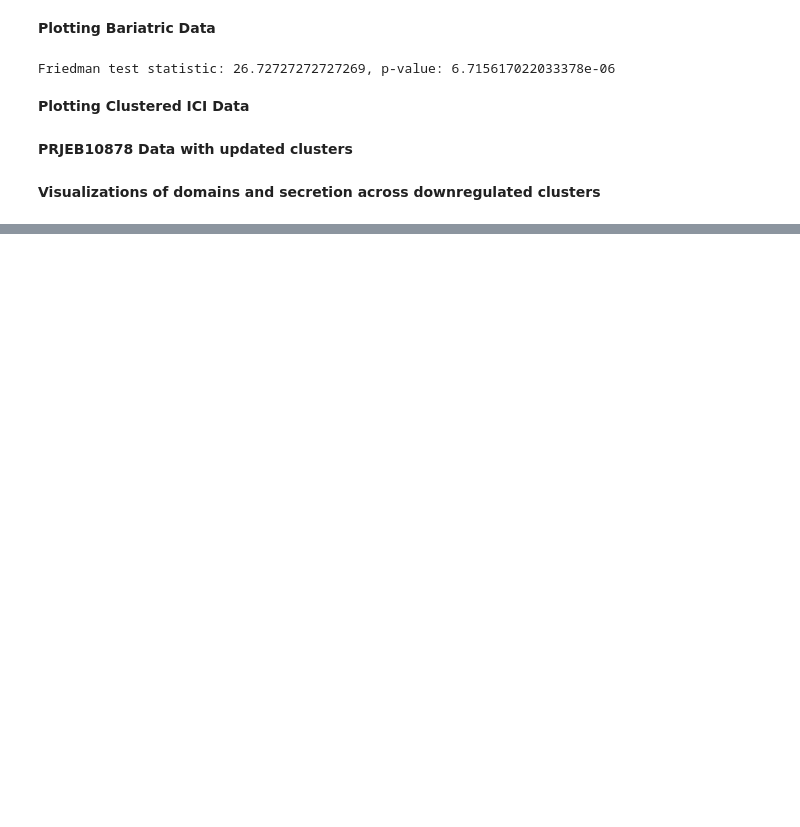
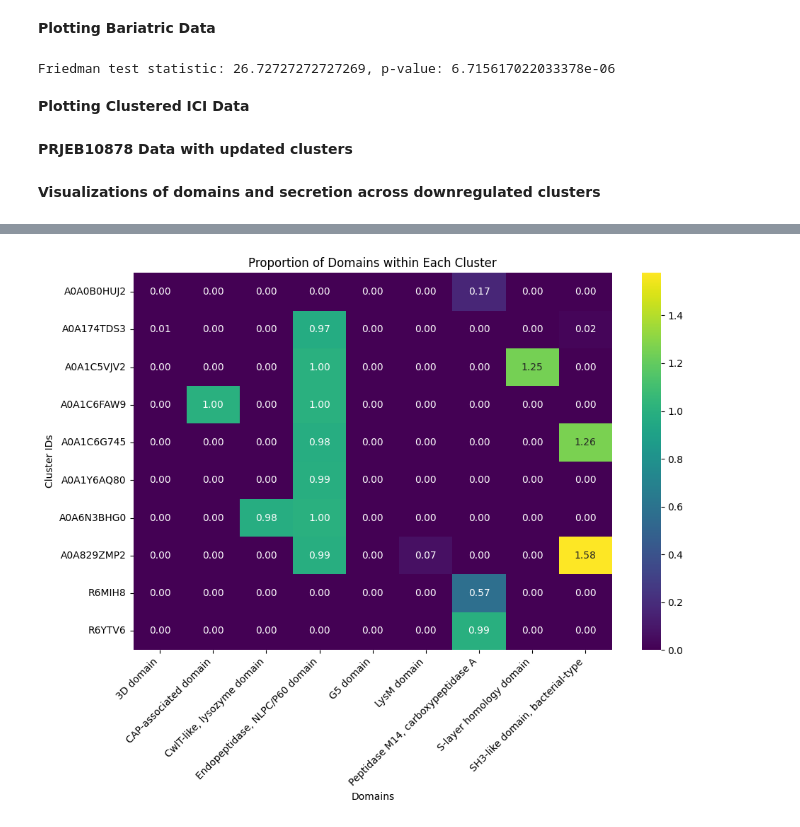
Before and after one commit to oliverdesa/Clustering_Metagenomics, a Jupyter notebook: src/clustering/figure_generation.ipynb, the cells around one changed output, grey strips where cells are left out. Drawn from its saved outputs; the diff is of its cells as text; code cells hidden in the pictures; blank space fills up the shorter version.

Commit message:
updated figure building code
updated code for meta analysis, network plot and taxa/domain figures

```diff
--- a/src/clustering/figure_generation.ipynb
+++ b/src/clustering/figure_generation.ipynb
@@ -191,0 +245,29 @@ display(protein_info.head())
+# %%
+# Convert domain_counts to a DataFrame
+domain_counts_df = domain_counts.reset_index(name='count')
+
+# Merge domain_counts with total_counts_per_cluster to align total counts with each domain count
+domain_counts_df = domain_counts_df.merge(total_counts_per_cluster.rename('total_count'), on='dl_endopeptidase-foldseek_cluster')
+
+# Calculate the proportion for each domain within its cluster
+domain_counts_df['proportion'] = domain_counts_df['count'] / domain_counts_df['total_count']
+
+# Set the index back to [cluster, domain] if needed
+domain_counts_df.set_index(['dl_endopeptidase-foldseek_cluster', 'Interpro'], inplace=True)
+
+display(domain_counts_df)
+# %%
+# Pivot the DataFrame to create a matrix suitable for a heatmap
+heatmap_data = domain_counts_df.pivot_table(index='dl_endopeptidase-foldseek_cluster', columns='Interpro', values='proportion', fill_value=0)
+
+# Create the heatmap
+plt.figure(figsize=(10, 8))  # You might need to adjust the size based on your actual data
+sns.heatmap(heatmap_data, cmap='viridis', annot=True, fmt=".2f")
+plt.title('Proportion of Domains within Each Cluster')
+plt.xlabel('Domains')
+plt.ylabel('Cluster IDs')
+plt.xticks(rotation=45, ha='right')  # Rotate domain names for better readability
+plt.tight_layout()  # Adjust layout to not cut off labels
+plt.show()
+# %% [output]
+[figure, added]
```
Also changed, not shown: parts of 14 cells of this notebook, 2 other files.
